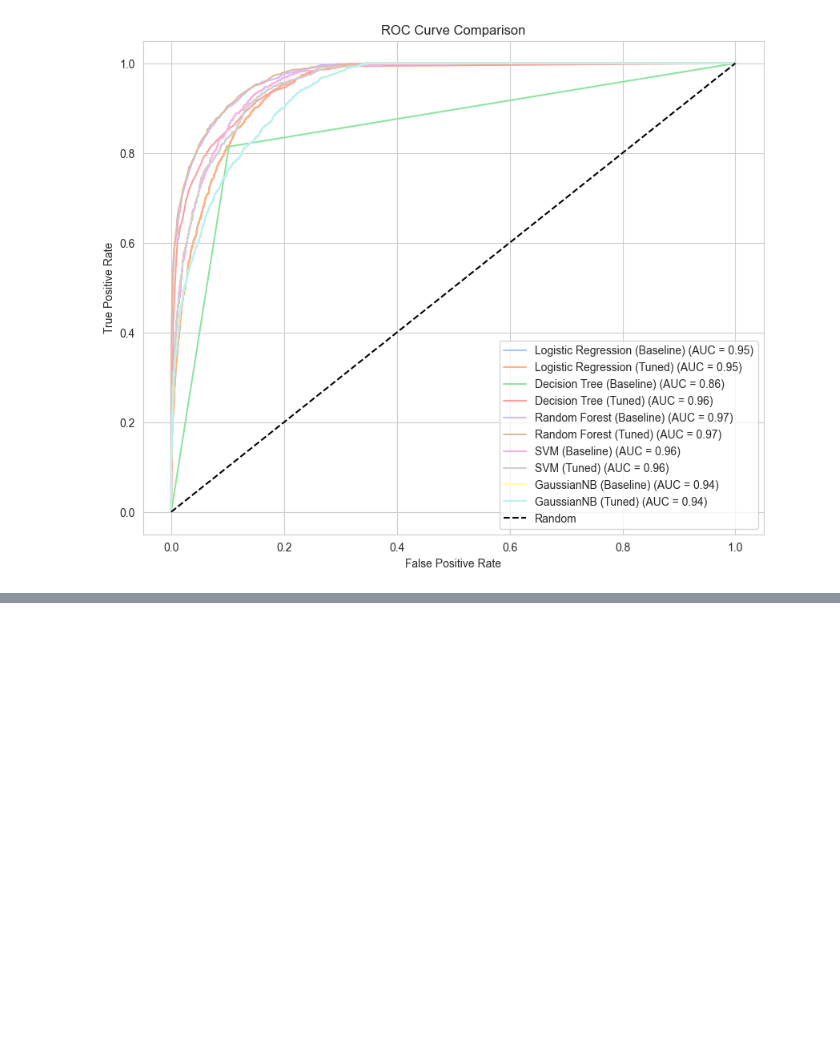
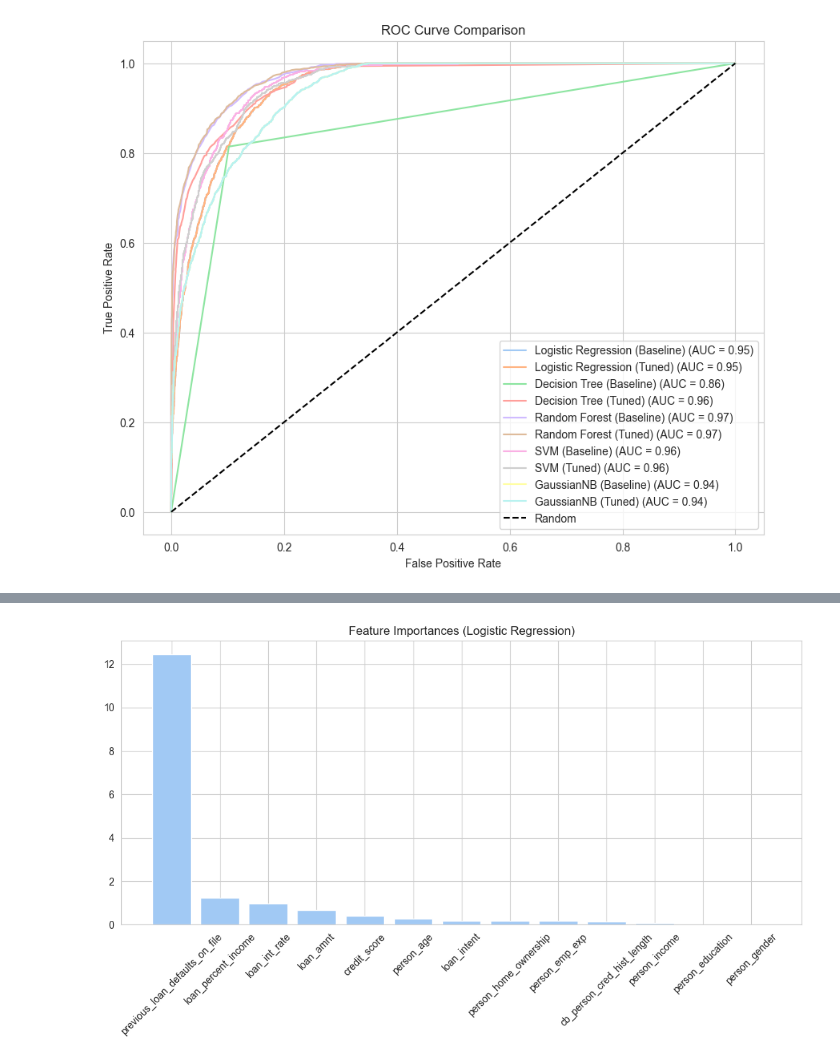
Before and after one commit to keanteng/wqd7012-assignment-1, a Jupyter notebook: code.ipynb, the cells around one changed output, grey strips where cells are left out. Cells and saved outputs as stored; diff of their text form; code cells hidden in the pictures; blank space fills up the shorter version.

Commit message:
Added Feature Importance Analysis & Fairness Assessment under Evaluation segment

```diff
--- a/code.ipynb
+++ b/code.ipynb
@@ -1070,0 +1077,13 @@ plt.show()
+# %%
+# Feature importance for Logistic Regression (absolute value of coefficients)
+coefs = np.abs(logreg_tuned.coef_[0])
+indices = np.argsort(coefs)[::-1]
+
+plt.figure(figsize=(10,6))
+plt.title("Feature Importances (Logistic Regression)")
+plt.bar(range(len(coefs)), coefs[indices], align="center")
+plt.xticks(range(len(coefs)), feature_names[indices], rotation=45)
+plt.tight_layout()
+plt.show()
+# %% [output]
+[figure, added]
```
Also changed, not shown: parts of 7 cells of this notebook.
